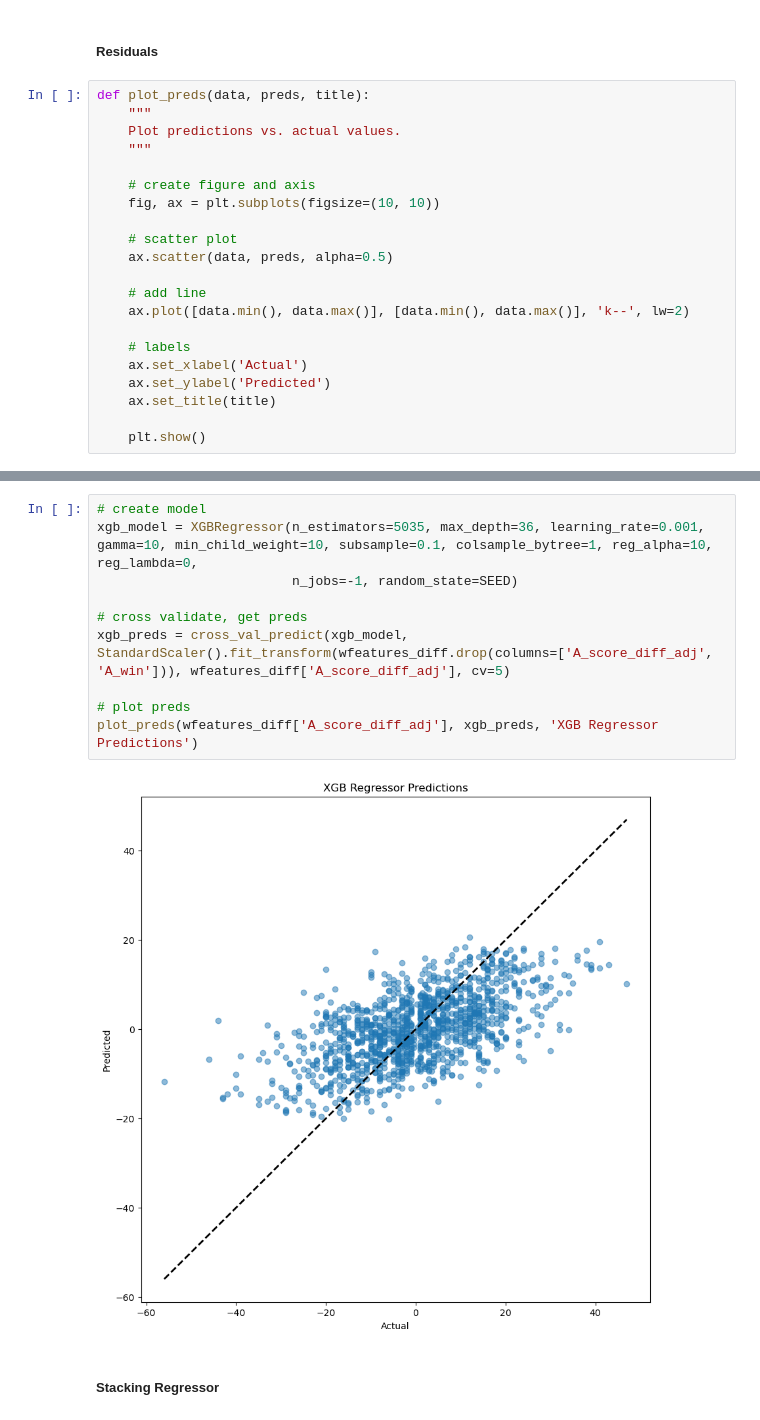
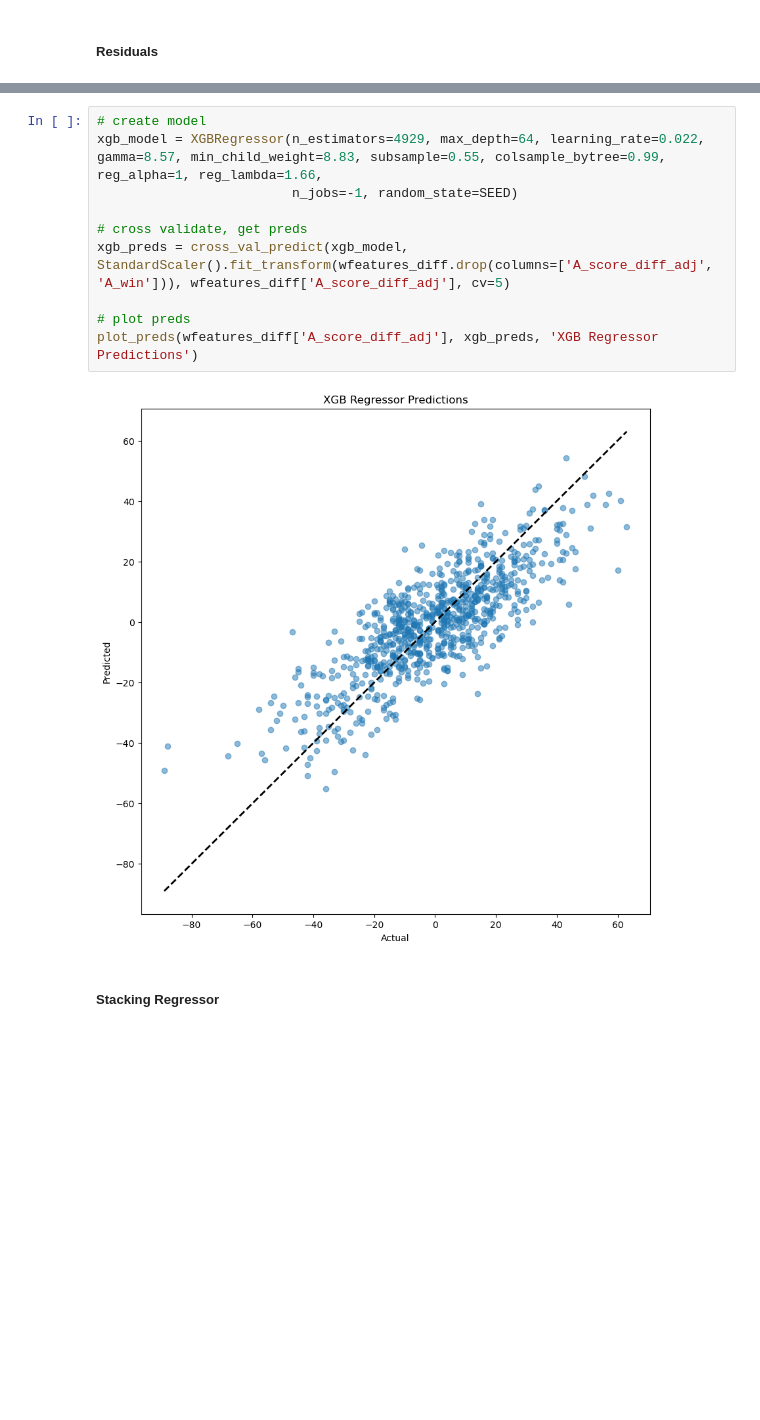
Before and after one commit to heefjones/march_madness, a Jupyter notebook: preds_detailed.ipynb, the cells around one changed output, grey strips where cells are left out. Drawn from its saved outputs; the diff is of its cells as text; blank space fills up the shorter version.

Commit message:
ran detailed regression models on women's data

```diff
--- a/preds_detailed.ipynb
+++ b/preds_detailed.ipynb
@@ -1119,25 +1097,4 @@ xgb_optimizer.max
 # %% [markdown]
 ##### Residuals
-# %%
-def plot_preds(data, preds, title):
-    """
-    Plot predictions vs. actual values.
-    """
-
-    # create figure and axis
-    fig, ax = plt.subplots(figsize=(10, 10))
-
-    # scatter plot
-    ax.scatter(data, preds, alpha=0.5)
-
-    # add line
-    ax.plot([data.min(), data.max()], [data.min(), data.max()], 'k--', lw=2)
-
-    # labels
-    ax.set_xlabel('Actual')
-    ax.set_ylabel('Predicted')
-    ax.set_title(title)
-
-    plt.show()
 # %%
 # create model
@@ -1153,15 +1123,15 @@ plot_preds(wfeatures_diff['A_score_diff_adj'], rf_preds, 'RF Regressor Predictio
 # %%
 # create model
-xgb_model = XGBRegressor(n_estimators=5035, max_depth=36, learning_rate=0.001, gamma=10, min_child_weight=10, subsample=0.1, colsample_bytree=1, reg_alpha=10, reg_lambda=0,
+xgb_model = XGBRegressor(n_estimators=4929, max_depth=64, learning_rate=0.022, gamma=8.57, min_child_weight=8.83, subsample=0.55, colsample_bytree=0.99, reg_alpha=1, reg_lambda=1.66,
                          n_jobs=-1, random_state=SEED)
 
 # cross validate, get preds
 xgb_preds = cross_val_predict(xgb_model, StandardScaler().fit_transform(wfeatures_diff.drop(columns=['A_score_diff_adj', 'A_win'])), wfeatures_diff['A_score_diff_adj'], cv=5)
 
 # plot preds
 plot_preds(wfeatures_diff['A_score_diff_adj'], xgb_preds, 'XGB Regressor Predictions')
 # %% [output]
-[figure, old version]
+[figure, new version]
 # %% [markdown]
 ##### Stacking Regressor
 # %%
```
Also changed, not shown: parts of 19 cells of this notebook, 1 other file.
